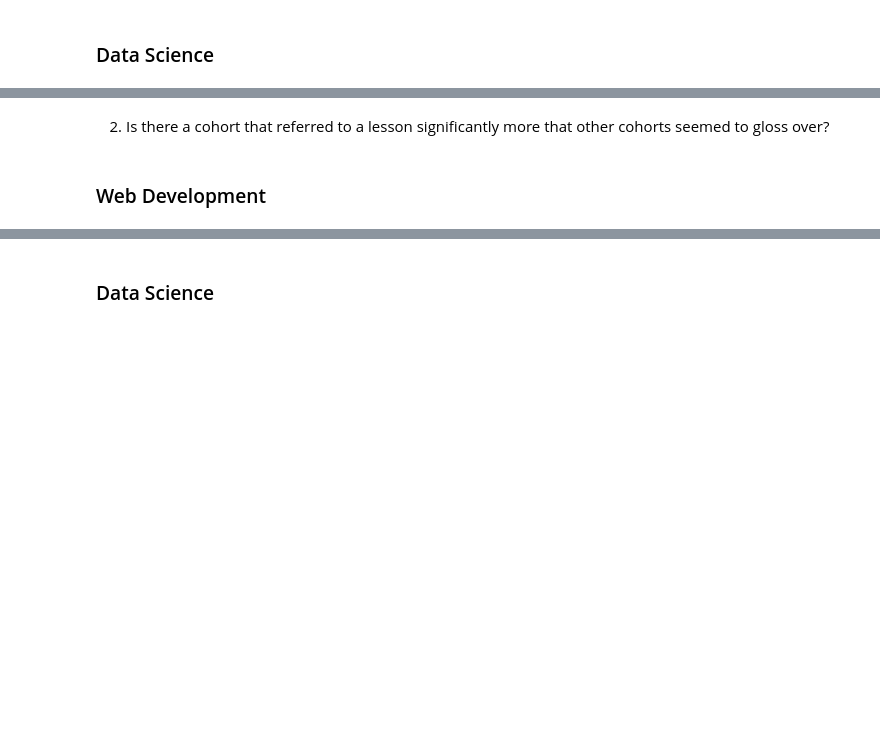
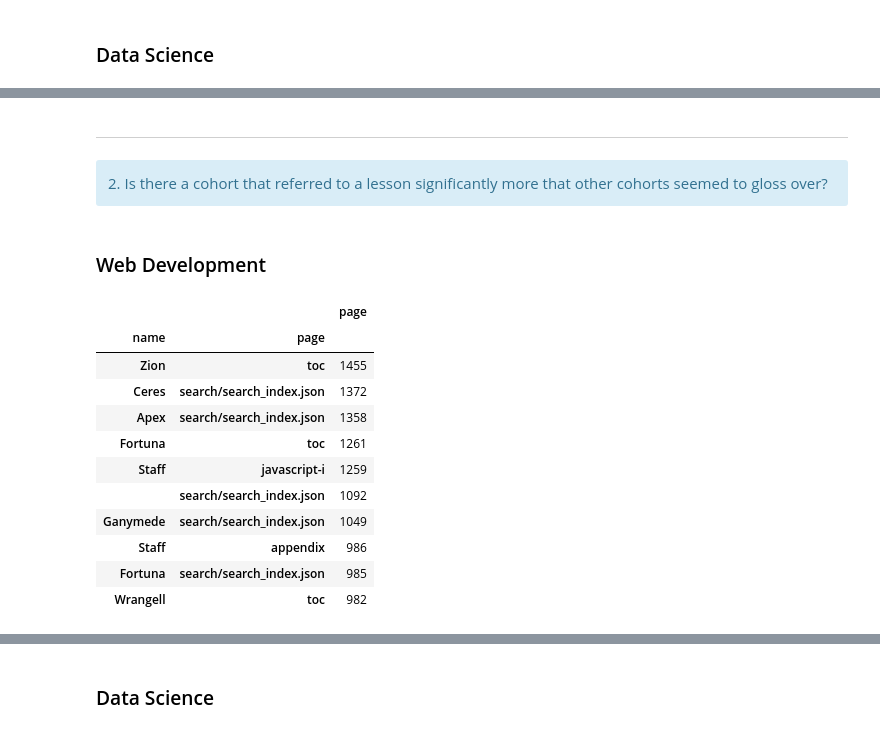
Before and after one commit to Brandon-Martinez27/anomaly_detection_project, a Jupyter notebook: curriculum_access_logs_workbook.ipynb, the cells around one changed output, grey strips where cells are left out. Cells and saved outputs as stored; diff of their text form; code cells hidden in the pictures; blank space fills up the shorter version.

Commit message:
update wrangel and complete  question 4

```diff
--- a/curriculum_access_logs_workbook.ipynb
+++ b/curriculum_access_logs_workbook.ipynb
@@ -92,8 +143,22 @@ pd.DataFrame(ds.page.value_counts().head())
 # %% [markdown]
-2. Is there a cohort that referred to a lesson significantly more that other cohorts seemed to gloss over?
+---
+<div class="alert alert-block alert-info">2. Is there a cohort that referred to a lesson significantly more that other cohorts seemed to gloss over?</div>
 # %% [markdown]
 ### Web Development
 # %%
-pd.DataFrame(wd[wd.page != '/'].groupby('name').page.value_counts().sort_values(ascending=False).head(10))
+pd.DataFrame(wd.groupby('name').page.value_counts().sort_values(ascending=False).head(10))
+# %% [output]
+|  |  | page |
+| name | page |  |
+| Zion | toc | 1455 |
+| Ceres | search/search_index.json | 1372 |
+| Apex | search/search_index.json | 1358 |
+| Fortuna | toc | 1261 |
+| Staff | javascript-i | 1259 |
+|  | search/search_index.json | 1092 |
+| Ganymede | search/search_index.json | 1049 |
+| Staff | appendix | 986 |
+| Fortuna | search/search_index.json | 985 |
+| Wrangell | toc | 982 |
 # %%
 pd.DataFrame(wd[wd.page == 'toc'].groupby('name').page.value_counts().sort_values().head(10))
```
Also changed, not shown: parts of 38 cells of this notebook, 1 other file.
